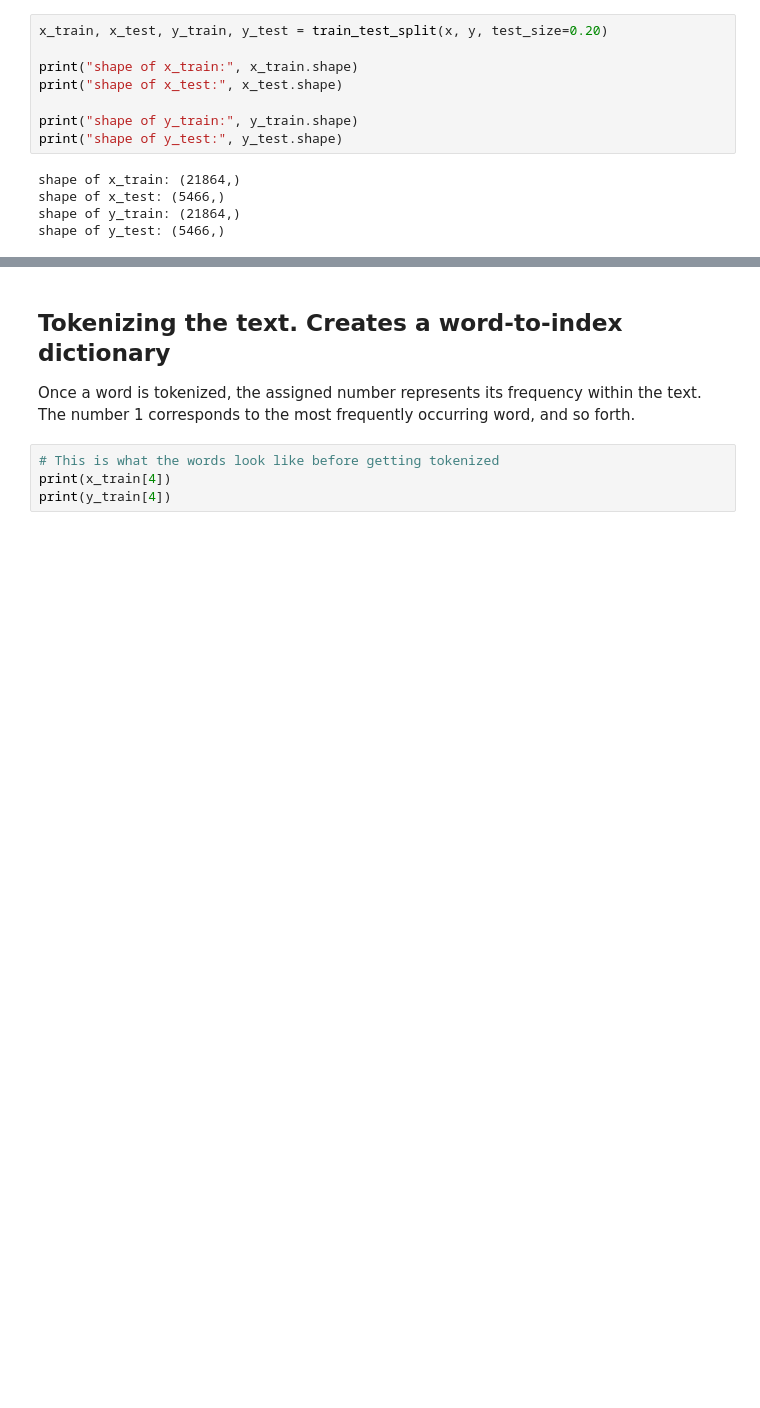
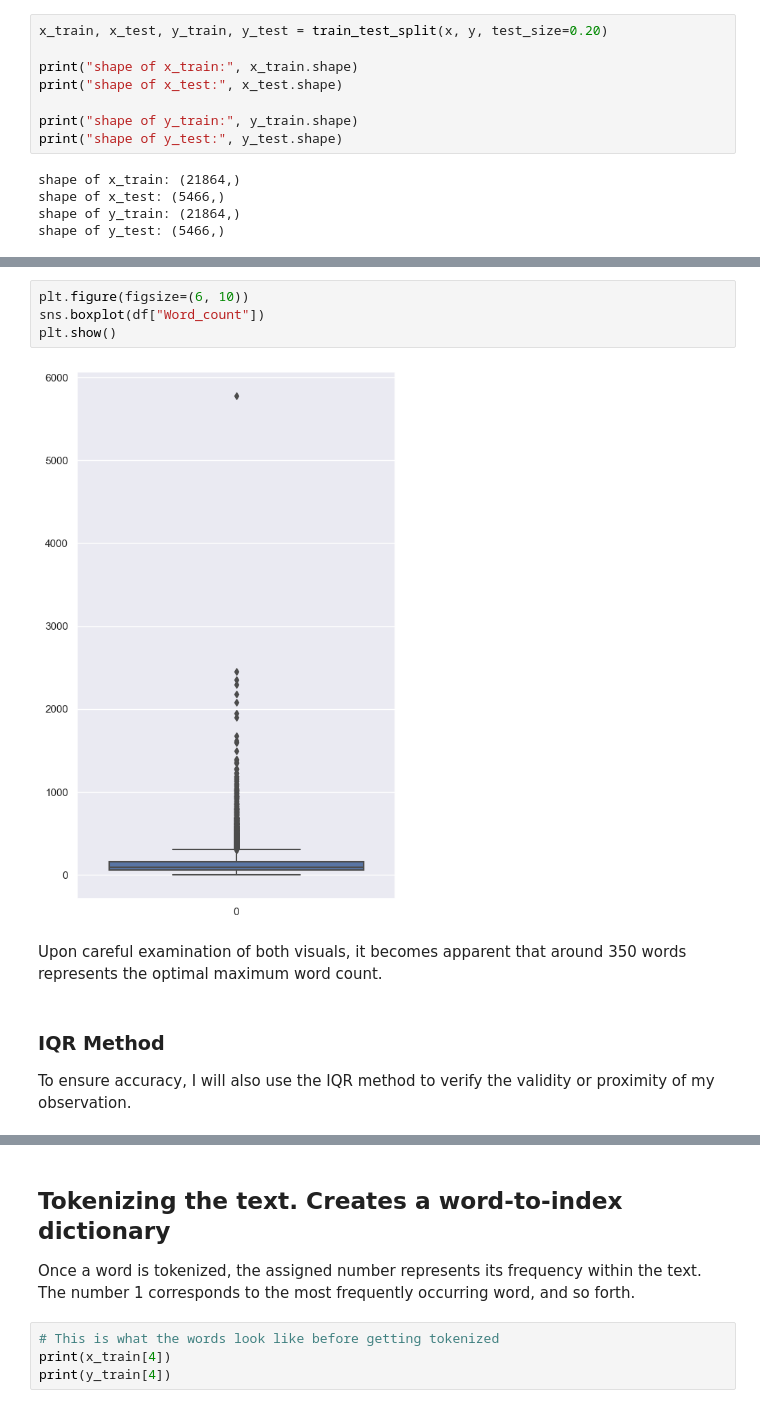
Before and after one commit to Shahmaan/Examensarbete_DS21, a Jupyter notebook: lstm_sentiment_analysis.ipynb, the cells around one changed output, grey strips where cells are left out. Drawn from its saved outputs; the diff is of its cells as text; blank space fills up the shorter version.

```diff
--- a/lstm_sentiment_analysis.ipynb
+++ b/lstm_sentiment_analysis.ipynb
@@ -536,0 +559,11 @@ shape of y_test: (5466,)
+# %%
+plt.figure(figsize=(6, 10))
+sns.boxplot(df["Word_count"])
+plt.show()
+# %% [output]
+[figure, added]
+# %% [markdown]
+Upon careful examination of both visuals, it becomes apparent that around 350 words represents the optimal maximum word count.
+# %% [markdown]
+### IQR Method
+To ensure accuracy, I will also use the IQR method to verify the validity or proximity of my observation.
```
Also changed, not shown: parts of 26 cells of this notebook.
